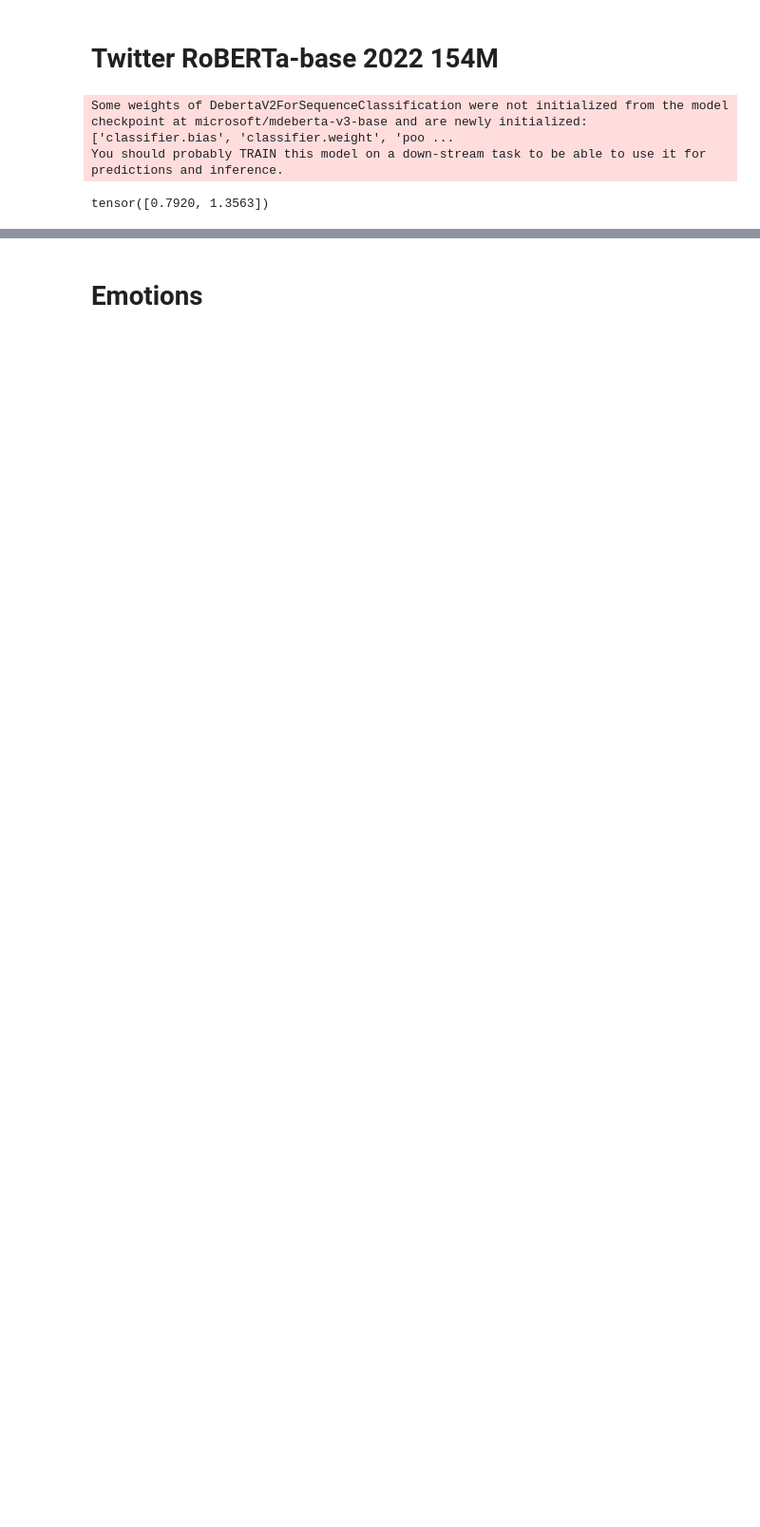
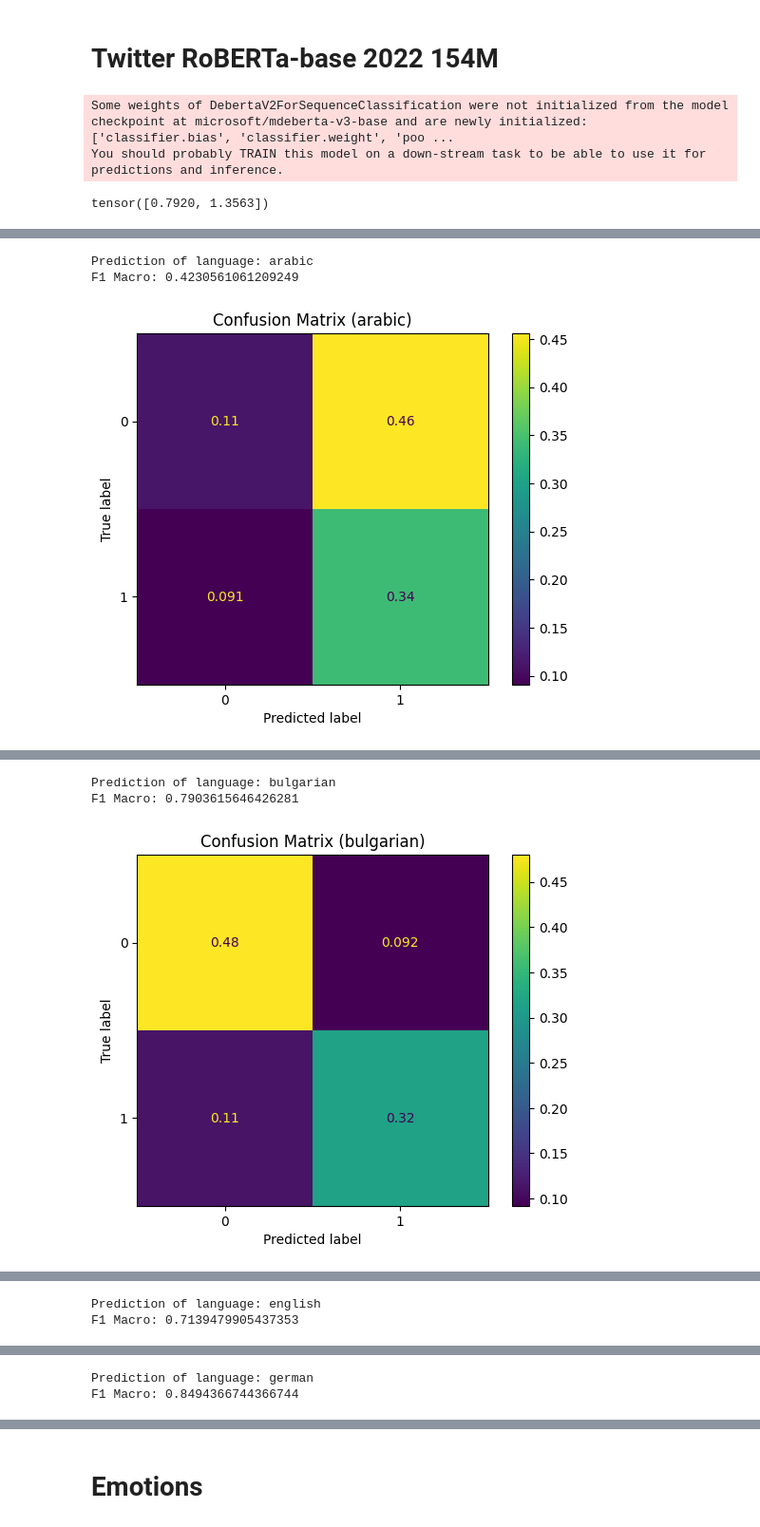
Before and after one commit to MatteoFasulo/clef2025-checkthat, a Jupyter notebook: notebook.ipynb, the cells around one changed output, grey strips where cells are left out. Shown at 95% size. Saved outputs shown, nothing was run; the diff lists cells and outputs as text; code cells hidden in the pictures; blank space fills up the shorter version.

```diff
--- a/notebook.ipynb
+++ b/notebook.ipynb
@@ -183,4 +178,6 @@ def preprocess_text(texts):
 # %%
 train_dl = Dataset.from_pandas(train)
+train_dl = train_dl.map(preprocess_text, batched=True)
+
 dev_dl = Dataset.from_pandas(dev)
-test_dl = Dataset.from_pandas(test)
+dev_dl = dev_dl.map(preprocess_text, batched=True)
@@ -290,7 +288,20 @@ trainer.train()
-# %%
-prediction, labels, _ = trainer.predict(test_dl)
-prediction = np.argmax(prediction, axis=1)
-cm = confusion_matrix(y_true=labels, y_pred=prediction, normalize='all')
-print(roc_auc_score(labels, prediction))
-
-ConfusionMatrixDisplay(cm).plot()
+# %%
+results_df = pd.DataFrame(columns=['model','f1_macro','acc','lang'])
+
+for language in test['lang'].unique():
+    test_dl = Dataset.from_pandas(test[test['lang'] == language])
+    test_dl = test_dl.map(preprocess_text, batched=True)
+    predictions, labels, _ = trainer.predict(test_dl)
+    predictions = np.argmax(predictions, axis=1)
+    f1_macro = f1_score(labels, predictions, average="macro", zero_division=0)
+    acc = accuracy_score(labels, predictions)
+
+    results_df.loc[len(results_df)] = [model_card, f1_macro, acc, language]
+
+    print("Prediction of language:", language)
+    print("F1 Macro:", f1_score(labels, predictions, average="macro", zero_division=0))
+
+    ConfusionMatrixDisplay.from_predictions(labels, predictions, normalize='all')
+    plt.title(f"Confusion Matrix ({language})")
+    plt.show()
+# %% [output]
@@ -296,0 +309,3 @@ ConfusionMatrixDisplay(cm).plot()
+Prediction of language: arabic
+F1 Macro: 0.4230561061209249
+[figure, added]
@@ -296,0 +313,3 @@ ConfusionMatrixDisplay(cm).plot()
+Prediction of language: bulgarian
+F1 Macro: 0.7903615646426281
+[figure, added]
@@ -296,0 +317,2 @@ ConfusionMatrixDisplay(cm).plot()
+Prediction of language: english
+F1 Macro: 0.7139479905437353
@@ -296,0 +321,2 @@ ConfusionMatrixDisplay(cm).plot()
+Prediction of language: german
+F1 Macro: 0.8494366744366744
```
Also changed, not shown: parts of 10 cells of this notebook.
